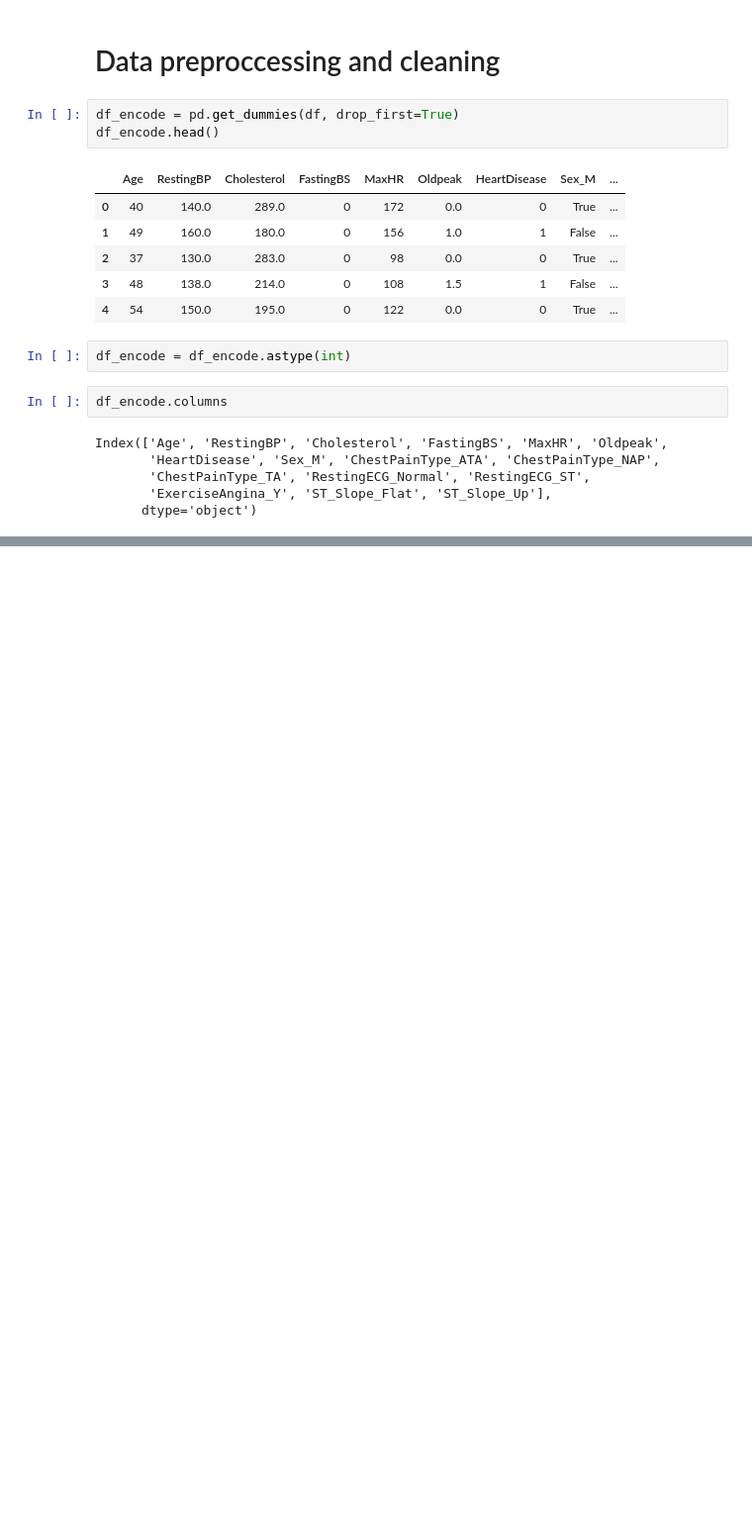
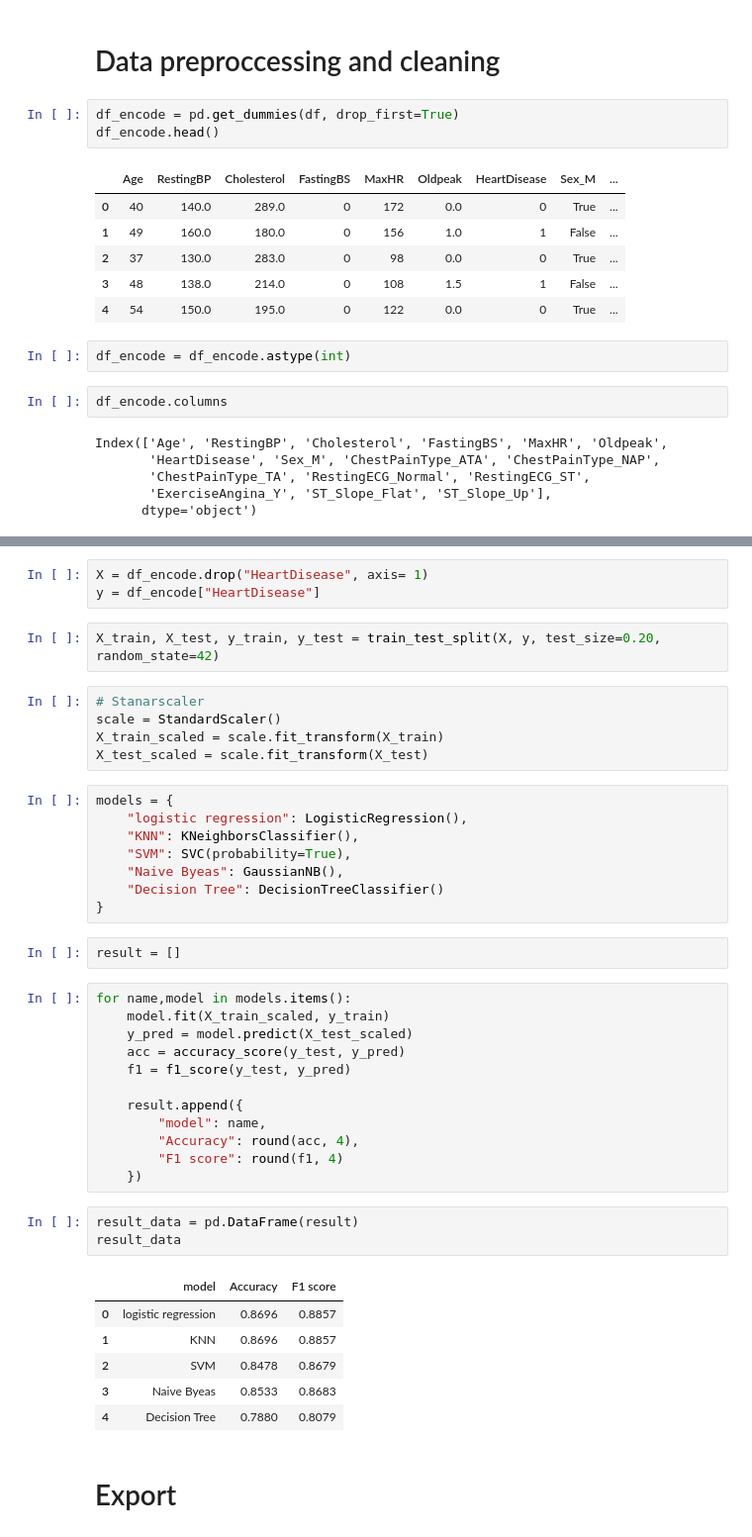
Before and after one commit to YaIsrak/Machine-Learning-Practice, a Jupyter notebook: heart.ipynb, the cells around one changed output, grey strips where cells are left out. Shown at 99% size. Cells and saved outputs as stored; diff of their text form; blank space fills up the shorter version.

```diff
--- a/heart.ipynb
+++ b/heart.ipynb
@@ -221,0 +233,44 @@ df_encode.head()
+# %%
+X = df_encode.drop("HeartDisease", axis= 1)
+y = df_encode["HeartDisease"]
+# %%
+X_train, X_test, y_train, y_test = train_test_split(X, y, test_size=0.20, random_state=42)
+# %%
+# Stanarscaler
+scale = StandardScaler()
+X_train_scaled = scale.fit_transform(X_train)
+X_test_scaled = scale.fit_transform(X_test)
+# %%
+models = {
+    "logistic regression": LogisticRegression(),
+    "KNN": KNeighborsClassifier(),
+    "SVM": SVC(probability=True),
+    "Naive Byeas": GaussianNB(),
+    "Decision Tree": DecisionTreeClassifier()
+}
+# %%
+result = []
+# %%
+for name,model in models.items():
+    model.fit(X_train_scaled, y_train)
+    y_pred = model.predict(X_test_scaled)
+    acc = accuracy_score(y_test, y_pred)
+    f1 = f1_score(y_test, y_pred)
+
+    result.append({
+        "model": name,
+        "Accuracy": round(acc, 4),
+        "F1 score": round(f1, 4)
+    })
+# %%
+result_data = pd.DataFrame(result)
+result_data
+# %% [output]
+|  | model | Accuracy | F1 score |
+| 0 | logistic regression | 0.8696 | 0.8857 |
+| 1 | KNN | 0.8696 | 0.8857 |
+| 2 | SVM | 0.8478 | 0.8679 |
+| 3 | Naive Byeas | 0.8533 | 0.8683 |
+| 4 | Decision Tree | 0.7880 | 0.8079 |
+# %% [markdown]
+# Export
```
Also changed, not shown: parts of 5 cells of this notebook, 5 other files.
